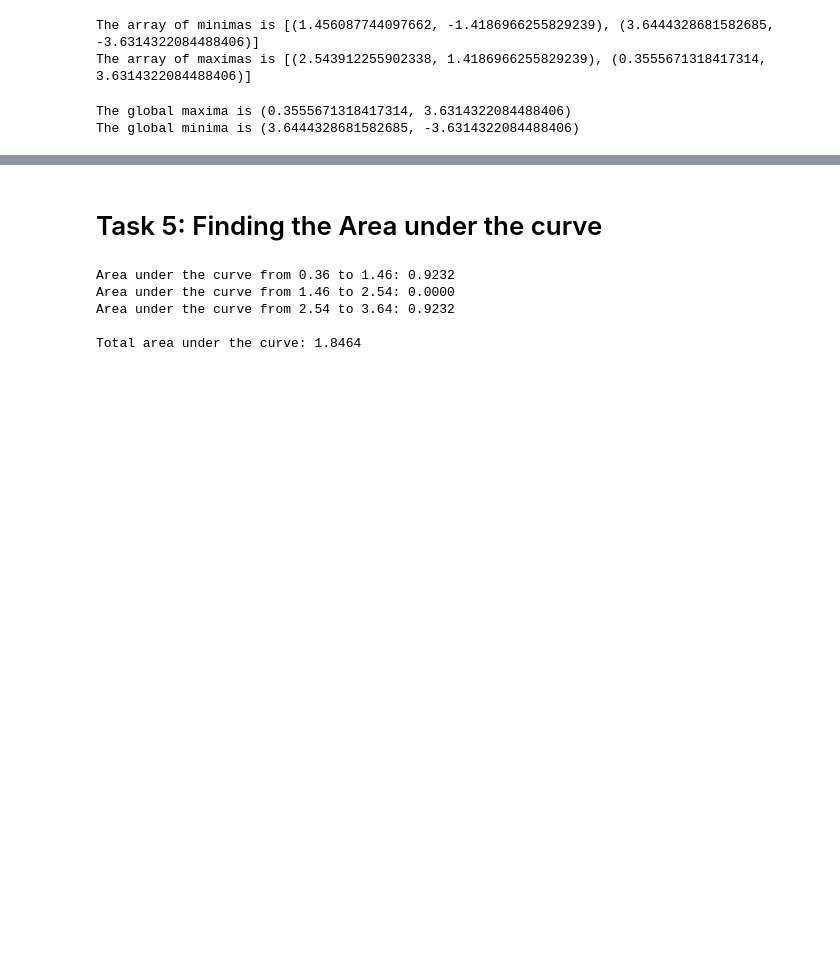
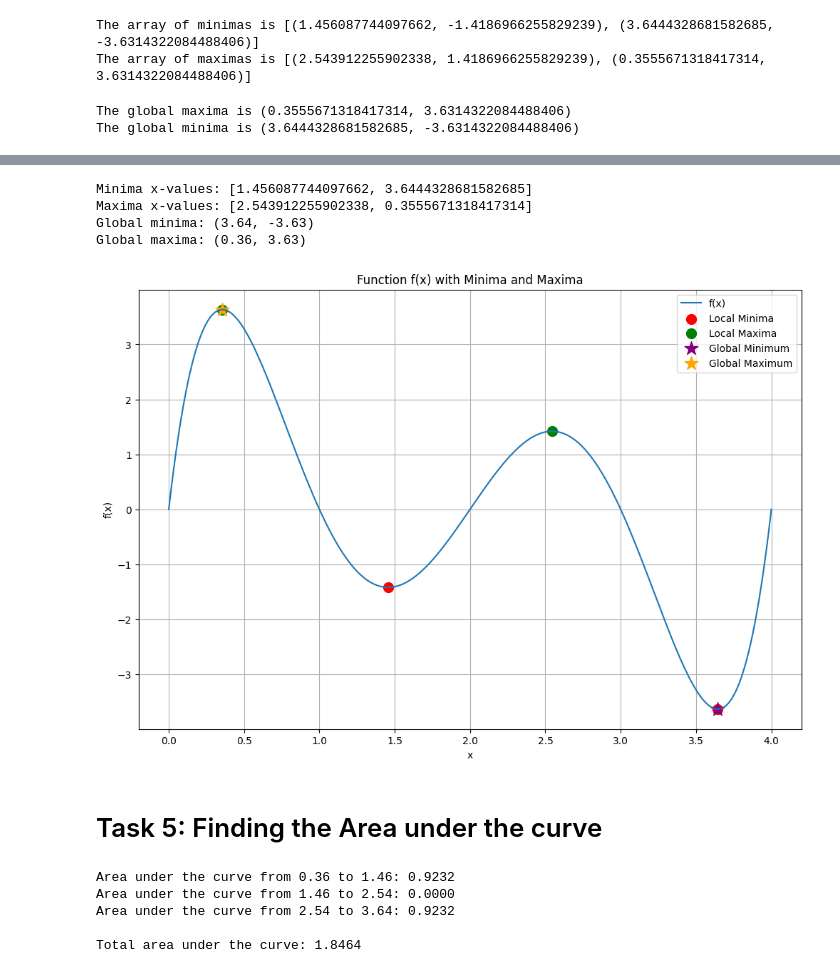
Before and after one commit to maxprodigy/Calculus-Assignment-PLD-2-, a Jupyter notebook: Calculus_Assignment_[PLD_2].ipynb, the cells around one changed output, grey strips where cells are left out. Saved outputs shown, nothing was run; the diff lists cells and outputs as text; code cells hidden in the pictures; blank space fills up the shorter version.

Commit message:
Analyzing Functions, polynomial function

```diff
--- a/Calculus_Assignment_[PLD_2].ipynb
+++ b/Calculus_Assignment_[PLD_2].ipynb
@@ -220,3 +184,56 @@ plt.show()
+# %%
+import sympy as sp
+import numpy as np
+import matplotlib.pyplot as plt
+
+x = sp.Symbol('x')
+f = x**5 - 10*x**4 + 35*x**3 - 50*x**2 + 24*x
+
+# Find critical points
+critical_points = sp.solve(sp.diff(f, x), x)
+
+# Classify points
+minima = []
+maxima = []
+for point in critical_points:
+    if sp.diff(f, x, 2).subs(x, point) > 0:
+        minima.append(float(point))
+    elif sp.diff(f, x, 2).subs(x, point) < 0:
+        maxima.append(float(point))
+
+print("Minima x-values:", minima)
+print("Maxima x-values:", maxima)
+
+# Compute global minima and maxima
+global_min = min([(point, float(f.subs(x, point))) for point in critical_points], key=lambda p: p[1])
+global_max = max([(point, float(f.subs(x, point))) for point in critical_points], key=lambda p: p[1])
+
+print(f"Global minima: ({float(global_min[0]):.2f}, {global_min[1]:.2f})")
+print(f"Global maxima: ({float(global_max[0]):.2f}, {global_max[1]:.2f})")
+
+# Visualize
+x_range = np.linspace(0, 4, 1000)
+y_range = [float(f.subs(x, xi)) for xi in x_range]
+
+plt.figure(figsize=(12, 8))
+plt.plot(x_range, y_range, label='f(x)')
+plt.scatter(minima, [float(f.subs(x, m)) for m in minima], color='red', s=100, label='Local Minima')
+plt.scatter(maxima, [float(f.subs(x, m)) for m in maxima], color='green', s=100, label='Local Maxima')
+plt.scatter(float(global_min[0]), global_min[1], color='purple', s=200, marker='*', label='Global Minimum')
+plt.scatter(float(global_max[0]), global_max[1], color='orange', s=200, marker='*', label='Global Maximum')
+
+plt.title("Function f(x) with Minima and Maxima")
+plt.xlabel('x')
+plt.ylabel('f(x)')
+plt.legend()
+plt.grid(True)
+plt.show()
+# %% [output]
+Minima x-values: [1.456087744097662, 3.6444328681582685]
+Maxima x-values: [2.543912255902338, 0.3555671318417314]
+Global minima: (3.64, -3.63)
+Global maxima: (0.36, 3.63)
+[figure, added]
 # %% [markdown]
 # Task 5: Finding the Area under the curve
 # %%
```
Also changed, not shown: parts of 2 cells of this notebook.
